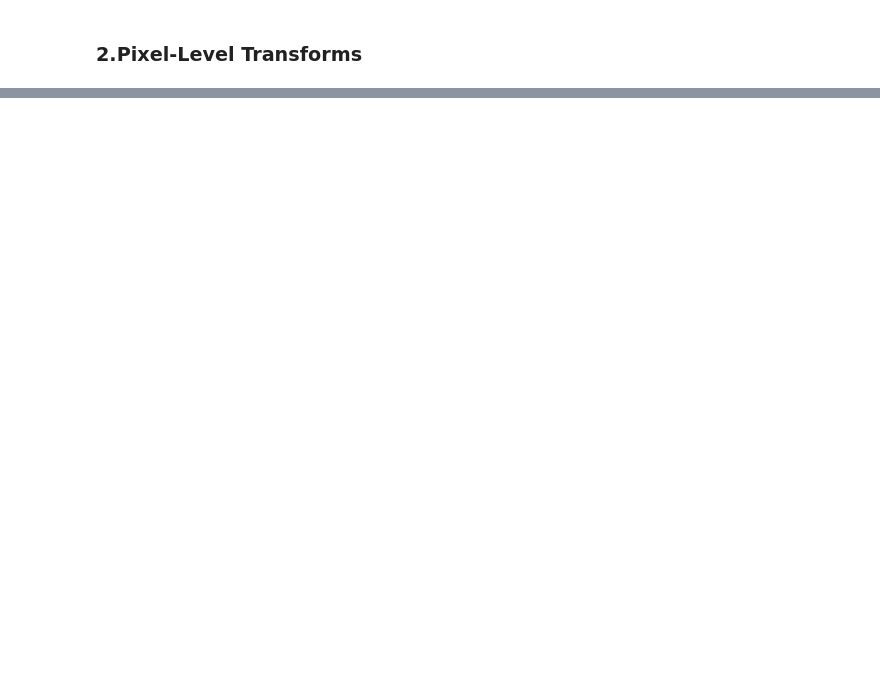
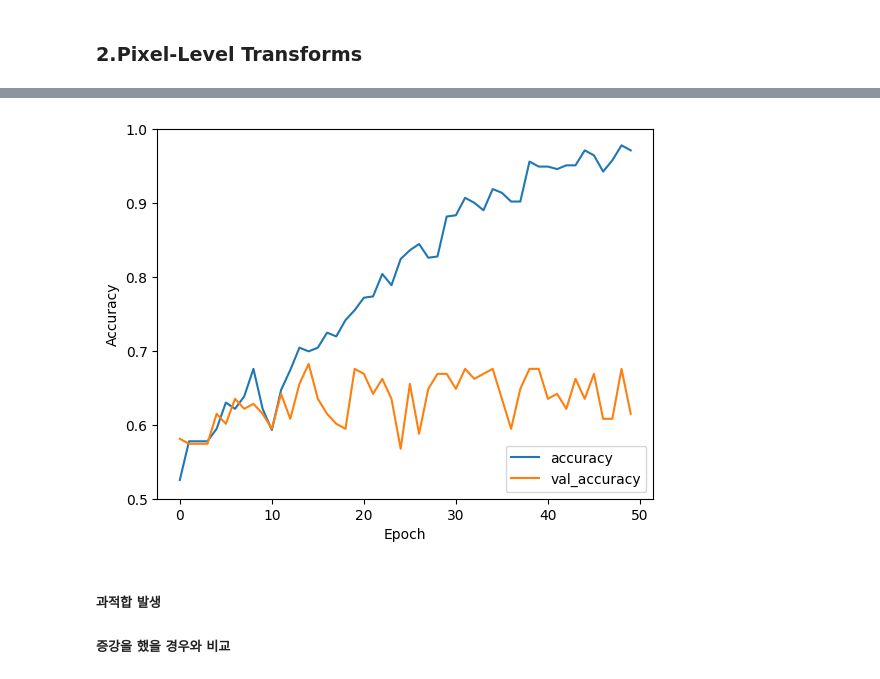
Before and after one commit to ghwjd/Lab, a Jupyter notebook: main.ipynb, the cells around one changed output, grey strips where cells are left out. Drawn from its saved outputs; the diff is of its cells as text; code cells hidden in the pictures; blank space fills up the shorter version.

```diff
--- a/main.ipynb
+++ b/main.ipynb
@@ -258,0 +326,36 @@ visualize_augmentations(image, augmentations)
+# %%
+from tensorflow.keras.preprocessing.image import img_to_array, load_img
+
+def load_and_preprocess_image(image_path, target_size=(500, 500)):
+    img = load_img(image_path, target_size=target_size)
+    img = img_to_array(img)
+    img = img / 255.0  # Normalize to [0,1]
+    return img
+
+# Assuming x_train, x_val, x_test are lists of image file paths
+x_train = np.array([load_and_preprocess_image(path) for path in x_train])
+x_val = np.array([load_and_preprocess_image(path) for path in x_val])
+x_test = np.array([load_and_preprocess_image(path) for path in x_test])
+
+# Define the model
+model = tf.keras.Sequential([
+    tf.keras.layers.Conv2D(32, (3, 3), activation='relu', input_shape=(500, 500, 3)),
+    tf.keras.layers.MaxPooling2D((2, 2)),
+    tf.keras.layers.Conv2D(64, (3, 3), activation='relu'),
+    tf.keras.layers.MaxPooling2D((2, 2)),
+    tf.keras.layers.Flatten(),
+    tf.keras.layers.Dense(64, activation='relu'),
+    tf.keras.layers.Dense(2)
+])
+
+# Compile the model
+model.compile(optimizer='adam',
+              loss=tf.keras.losses.SparseCategoricalCrossentropy(from_logits=True),
+              metrics=['accuracy'])
+
+# Train the model
+history = model.fit(x_train, y_train, epochs=50, validation_data=(x_val, y_val))
+
+# Evaluate the model
+test_loss, test_acc = model.evaluate(x_test, y_test)
+print('Test accuracy:', test_acc)
@@ -258,0 +400,10 @@ visualize_augmentations(image, augmentations)
+# %%
+plt.plot(history.history['accuracy'], label='accuracy')
+plt.plot(history.history['val_accuracy'], label = 'val_accuracy')
+plt.xlabel('Epoch')
+plt.ylabel('Accuracy')
+plt.ylim([0.5, 1])
+plt.legend(loc='lower right')
+
+test_loss, test_acc = model.evaluate(x_val,  y_val, verbose=2)
+# %% [output]
@@ -258,0 +411,4 @@ visualize_augmentations(image, augmentations)
+[figure, added]
+# %% [markdown]
+##### 과적합 발생
+##### 증강을 했을 경우와 비교
```
Also changed, not shown: parts of 28 cells of this notebook.
